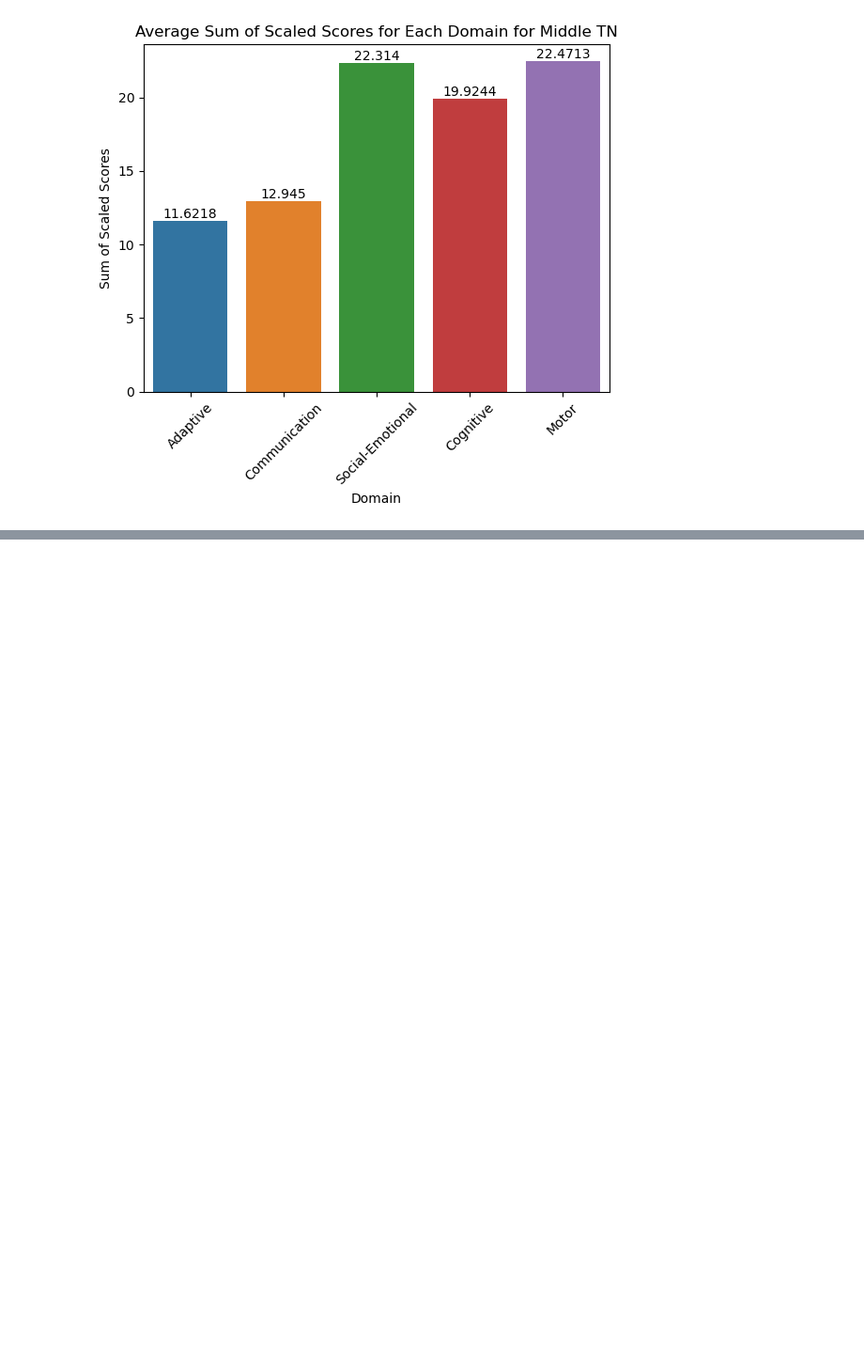
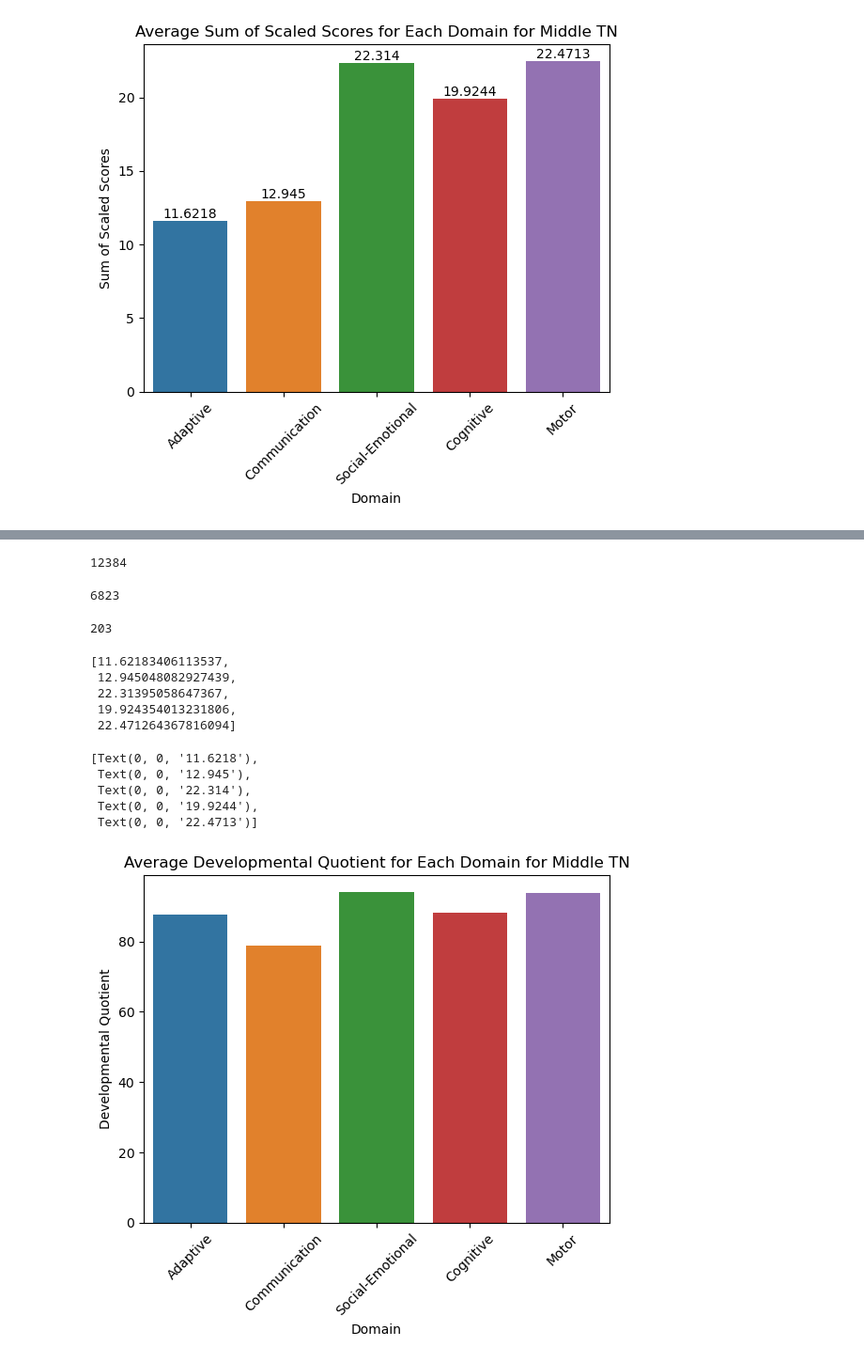
Before and after one commit to NSS-Data-Analytics-Cohort-10/teis-concat-dog, a Jupyter notebook: notebooks/teis-rushi.ipynb, the cells around one changed output, grey strips where cells are left out. Shown at 94% size. Saved outputs shown, nothing was run; the diff lists cells and outputs as text; code cells hidden in the pictures; blank space fills up the shorter version.

```diff
--- a/notebooks/teis-rushi.ipynb
+++ b/notebooks/teis-rushi.ipynb
@@ -316,0 +362,6 @@ ss_avg_mid_barplot.bar_label(ss_avg_mid_barplot.containers[0])
+# %%
+check_columns = ['Adaptive_Sum_of_Scaled_Scores', 'Social_Emotional_Sum_of_Scaled_Scores', 'Communication_Sum_of_Scaled_Scores', 'Motor_Sum_of_Scaled_Scores', 'Cognitive_Sum_of_Scaled_Scores']
+
+dataset.dropna(subset=check_columns, how='all', inplace=True)
+# %%
+dataset['TEST_DATE'] = dataset['Adaptive_Self_Care_Date_of_Testing']
@@ -316,0 +371,10 @@ ss_avg_mid_barplot.bar_label(ss_avg_mid_barplot.containers[0])
+# %%
+dataset.at[13301,'TEST_DATE']= pd.to_datetime('2023-08-21')
+
+dataset.at[14721,'TEST_DATE'] = pd.to_datetime('2023-05-09')
+
+dataset.at[23271,'TEST_DATE']= pd.to_datetime('2023-07-17')
+# %%
+dataset['AGE_AT_TEST_DAYS'] = dataset['TEST_DATE'] - dataset['Date_of_Birth']
+
+dataset['AGE_AT_TEST_YEARS'] = (dataset['TEST_DATE'].dt.year - dataset['Date_of_Birth'].dt.year)
@@ -316,0 +468,15 @@ ss_avg_mid_barplot.bar_label(ss_avg_mid_barplot.containers[0])
+# %%
+# Number of Eligibility Evaluation rows in cleaned dataset
+dataset[dataset['Program_Label']=='BDI-3 Eligibility Evaluation']['Child_ID'].count()
+# %% [output]
+12384
+# %%
+# Number of Annual Evaluation rows in cleaned dataset
+dataset[dataset['Program_Label']=='BDI-3 Annual Evaluation']['Child_ID'].count()
+# %% [output]
+6823
+# %%
+# Number of Exit Evaluation rows in cleaned dataset
+dataset[dataset['Program_Label']=='BDI-3 Milestone or Exit Evaluation']['Child_ID'].count()
+# %% [output]
+203
@@ -316,0 +492,24 @@ ss_avg_mid_barplot.bar_label(ss_avg_mid_barplot.containers[0])
+# %%
+ss_avg_mid
+# %% [output]
+[11.62183406113537,
+ 12.945048082927439,
+ 22.31395058647367,
+ 19.924354013231806,
+ 22.471264367816094]
+# %%
+regions_mid_avg = [dataset[dataset['Location_Group']=='Middle TN']['Adaptive_Developmental_Quotient'].mean(), dataset[dataset['Location_Group']=='Middle TN']['Communication_Developmental_Quotient'].mean(), dataset[dataset['Location_Group']=='Middle TN']['Social_Emotional_Developmental_Quotient'].mean(), dataset[dataset['Location_Group']=='Middle TN']['Cognitive_Developmental_Quotient'].mean(), dataset[dataset['Location_Group']=='Middle TN']['Motor_Developmental_Quotient'].mean()]
+
+regions_mid = sns.barplot(x=domains,y=regions_mid_avg)
+plt.xlabel("Domain")
+plt.ylabel("Developmental Quotient")
+plt.title("Average Developmental Quotient for Each Domain for Middle TN")
+plt.xticks(rotation=45)
+ss_avg_mid_barplot.bar_label(ss_avg_mid_barplot.containers[0])
+# %% [output]
+[Text(0, 0, '11.6218'),
+ Text(0, 0, '12.945'),
+ Text(0, 0, '22.314'),
+ Text(0, 0, '19.9244'),
+ Text(0, 0, '22.4713')]
+[figure, added]
```
Also changed, not shown: parts of 13 cells of this notebook, 1 other file.
